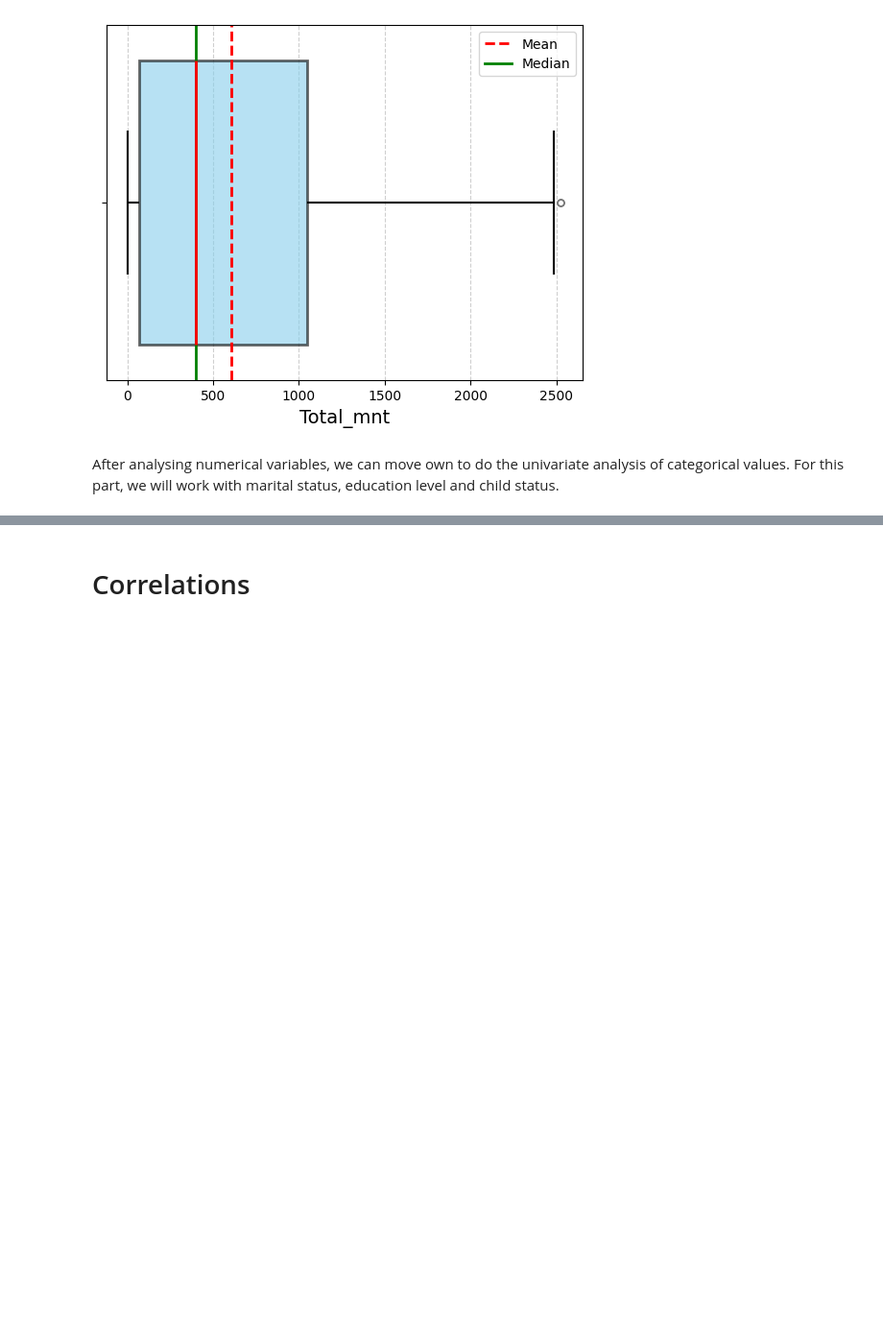
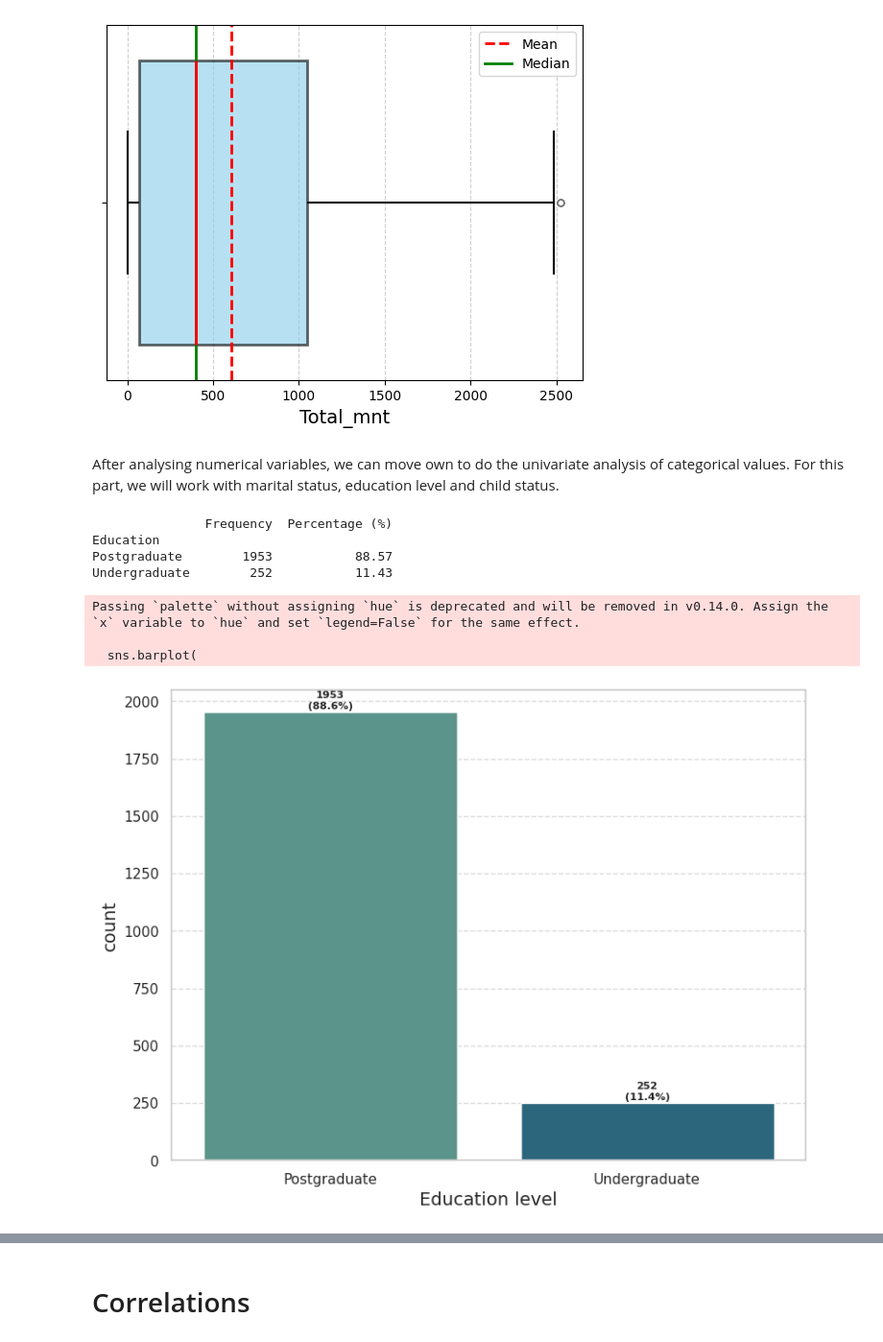
Before and after one commit to valentinpylypchuk/AAA-ML-Project-2025-26, a Jupyter notebook: Project.ipynb, the cells around one changed output, grey strips where cells are left out. Shown: that part at 96% size. Saved outputs shown, nothing was run; the diff lists cells and outputs as text; code cells hidden in the pictures; blank space fills up the shorter version.

```diff
--- a/Project.ipynb
+++ b/Project.ipynb
@@ -507,3 +507,48 @@ plt.show()
 [figure]
 # %% [markdown]
 After analysing numerical variables, we can move own to do the univariate analysis of categorical values. For this part, we will work with marital status, education level and child status.
+# %%
+# Absolute count and percent
+education_counts = data_no_outliers['Education'].value_counts()
+education_percent = data_no_outliers['Education'].value_counts(normalize=True) * 100
+
+# Mostrar tabla resumen
+edu_summary = pd.DataFrame({
+    'Frequency': education_counts,
+    'Percentage (%)': education_percent.round(2)
+})
+print(edu_summary)
+
+# Config
+sns.set(style="whitegrid", font_scale=1)
+
+plt.figure(figsize=(8,6))
+
+# Graph
+sns.barplot(
+    x=education_counts.index,
+    y=education_counts.values,
+    palette="crest"
+)
+
+# Adding values
+for i, val in enumerate(education_counts.values):
+    plt.text(i, val + 5, f'{val}\n({education_percent[i]:.1f}%)',
+             ha='center', va='bottom', fontsize=8, weight='bold')
+
+# Graph Settings
+plt.xlabel('Education level', fontsize=14)
+plt.ylabel('count', fontsize=14)
+plt.xticks(rotation=0, ha='center')
+plt.grid(axis='y', linestyle='--', alpha=0.7)
+plt.tight_layout()
+plt.show()
+# %% [output]
+               Frequency  Percentage (%)
+Education
+Postgraduate        1953           88.57
+Undergraduate        252           11.43
+Passing `palette` without assigning `hue` is deprecated and will be removed in v0.14.0. Assign the `x` variable to `hue` and set `legend=False` for the same effect.
+
+  sns.barplot(
+[figure, added]
```
Also changed, not shown: parts of 3 cells of this notebook.
